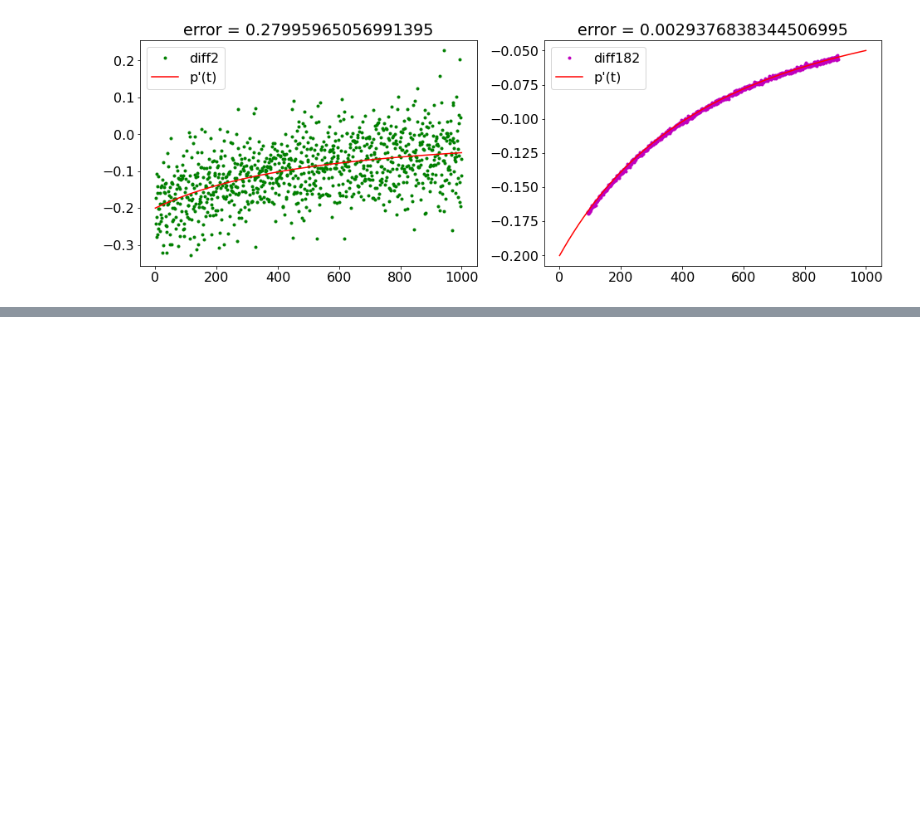
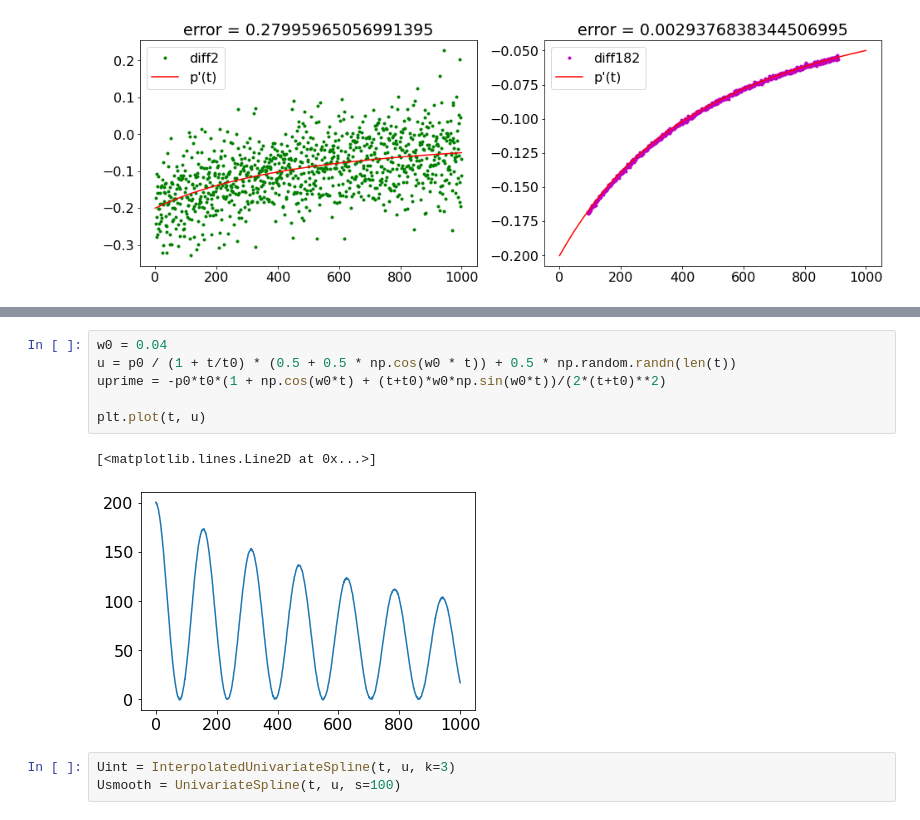
Before and after one commit to qerve/vych, a Jupyter notebook: problem2.ipynb, the cells around one changed output, grey strips where cells are left out. Cells and saved outputs as stored; diff of their text form; blank space fills up the shorter version.

```diff
--- a/problem2.ipynb
+++ b/problem2.ipynb
@@ -66,0 +78,12 @@ plt.legend(loc='best')
+# %%
+w0 = 0.04
+u = p0 / (1 + t/t0) * (0.5 + 0.5 * np.cos(w0 * t)) + 0.5 * np.random.randn(len(t))
+uprime = -p0*t0*(1 + np.cos(w0*t) + (t+t0)*w0*np.sin(w0*t))/(2*(t+t0)**2)
+
+plt.plot(t, u)
+# %% [output]
+[<matplotlib.lines.Line2D at 0x...>]
+[figure, added]
+# %%
+Uint = InterpolatedUnivariateSpline(t, u, k=3)
+Usmooth = UnivariateSpline(t, u, s=100)
```
Also changed, not shown: parts of 8 cells of this notebook, 2 other files.
